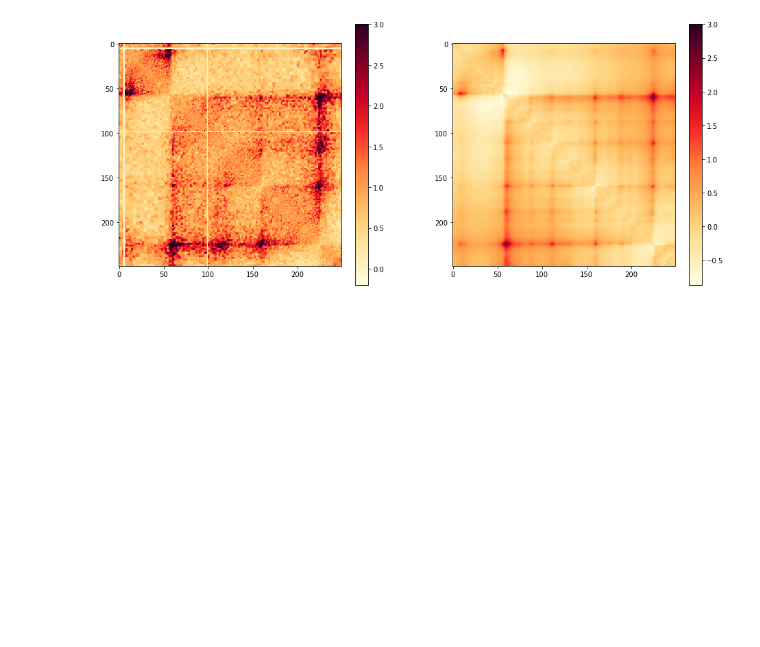
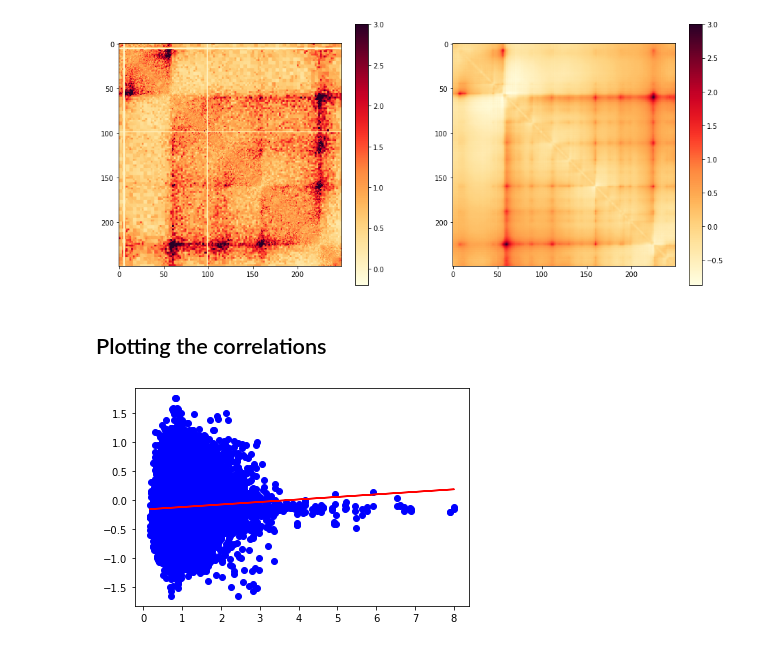
Before and after one commit to Cytogene3D/IA3D, a Jupyter notebook: notebooks/ObservedExpected.ipynb, the cells around one changed output. Drawn from its saved outputs; the diff is of its cells as text; code cells hidden in the pictures; blank space fills up the shorter version.

Commit message:
with correlation

```diff
--- a/notebooks/ObservedExpected.ipynb
+++ b/notebooks/ObservedExpected.ipynb
@@ -152,3 +152,39 @@ plt.colorbar()
 # %% [output]
 <matplotlib.colorbar.Colorbar at 0x...>
 [figure]
+# %% [markdown]
+## Plotting the correlations
+# %%
+resolution=64_000
+chrom, start, end = "chr9", 102_836_000, 118_836_000
+mat, mat_cg = getRealMatrix(path, resolution, chrom, start, end)
+realOE =  get_observed_over_expected(mat_cg)
+predOE = getOrcaMatrix(orca_path_prefix, "16Mb")
+# %%
+flat_realOE = realOE.flatten()
+flat_predOE = predOE.flatten()
+size = min(len(flat_realOE), len(flat_predOE))
+# %%
+import numpy as np
+import matplotlib.pyplot as plt
+from scipy.stats import linregress
+
+x = flat_realOE[:size]
+y = flat_predOE[:size]
+
+# Perform linear regression
+slope, intercept, r_value, p_value, std_err = linregress(x, y)
+
+# Generate predicted values
+y_pred = slope * x + intercept
+
+# Plot scatter points
+plt.scatter(x, y, color='blue', label='Data points')
+
+# Plot regression line
+plt.plot(x, y_pred, color='red', label=f'Line: y = {slope:.2f}x + {intercept:.2f}')
+
+# Show the plot
+plt.show()
+# %% [output]
+[figure, added]
```
Also changed, not shown: parts of 6 cells of this notebook.
